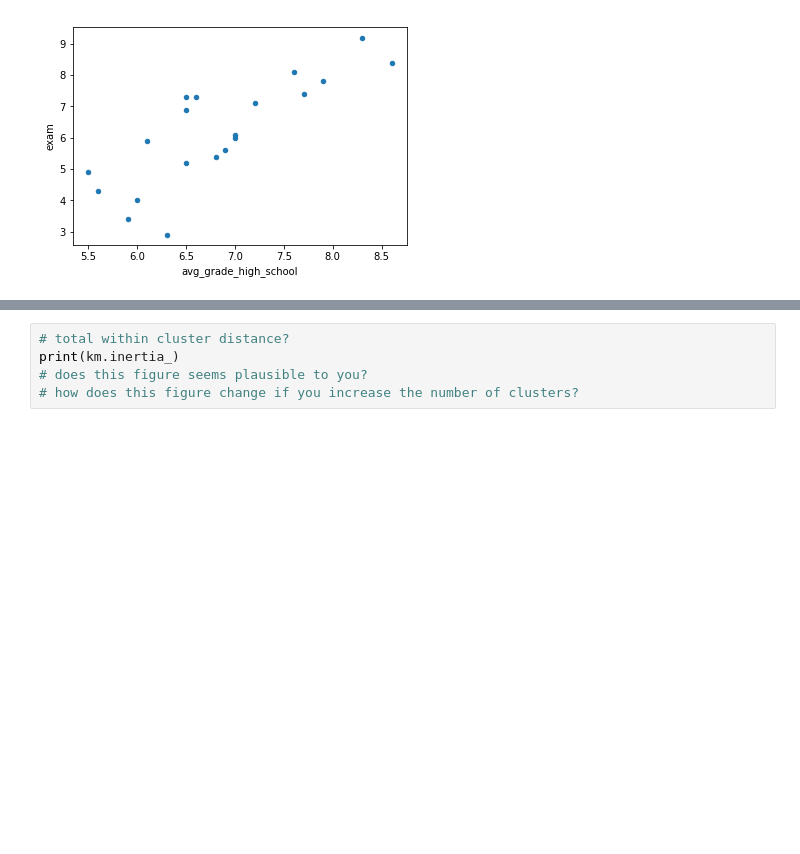
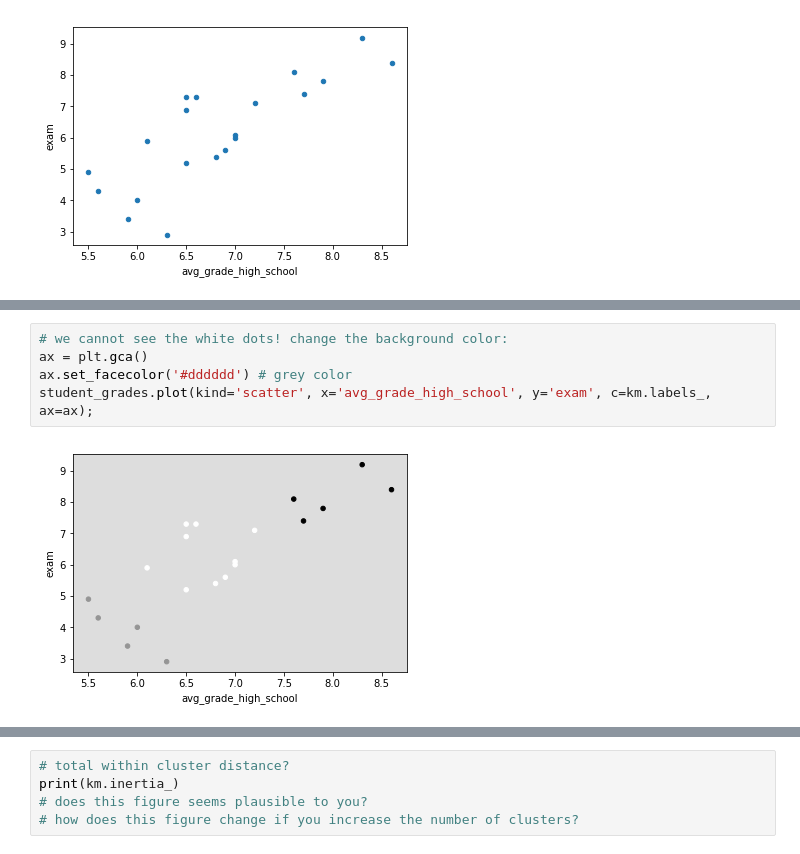
Before and after one commit to RoyKlaasseBos/Data-Analytics-for-Engineers, a Jupyter notebook: Week_3a.ipynb, the cells around one changed output, grey strips where cells are left out. Saved outputs shown, nothing was run; the diff lists cells and outputs as text; blank space fills up the shorter version.

```diff
--- a/Week_3a_students.ipynb
+++ b/Week_3a.ipynb
@@ -216,3 +239,10 @@ student_grades.plot(kind='scatter', x='avg_grade_high_school', y='exam', c=km.la
+# %%
+# we cannot see the white dots! change the background color:
+ax = plt.gca()
+ax.set_facecolor('#dddddd') # grey color
+student_grades.plot(kind='scatter', x='avg_grade_high_school', y='exam', c=km.labels_, ax=ax);
+# %% [output]
+[figure, added]
 # %%
 # coordinates of cluster centroids
 print(km.cluster_centers_)
```
Also changed, not shown: parts of 17 cells of this notebook.
